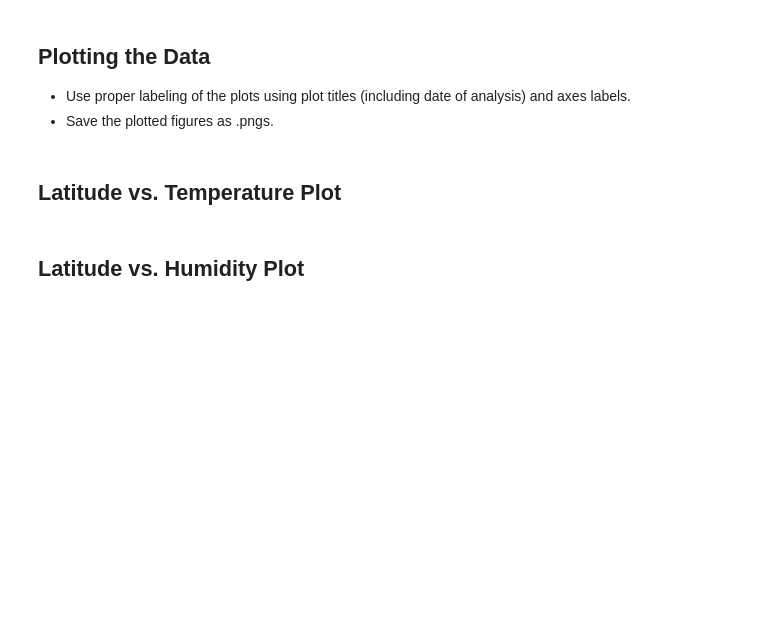
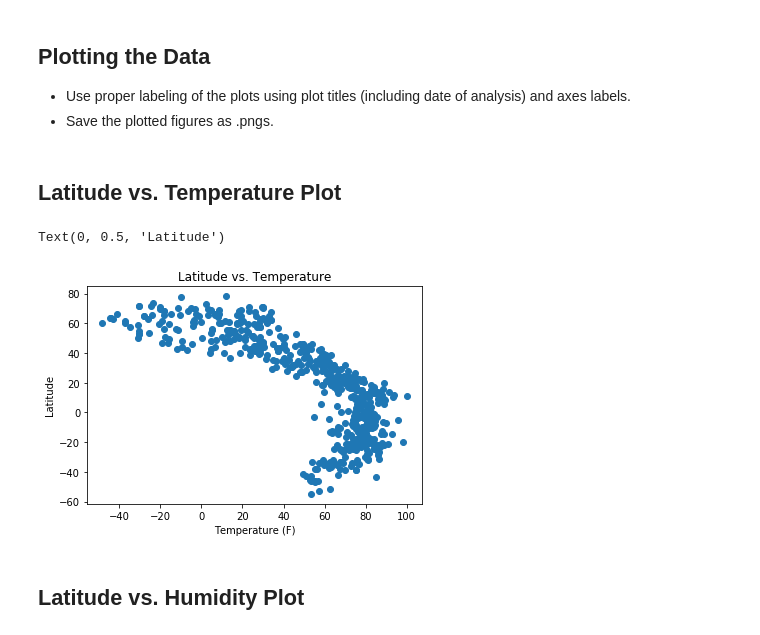
Before and after one commit to tkadamson/Weather-Vacation-APIs-with-Python, a Jupyter notebook: WeatherPy.ipynb, the cells around one changed output. Saved outputs shown, nothing was run; the diff lists cells and outputs as text; code cells hidden in the pictures; blank space fills up the shorter version.

Commit message:
Created scatter plots on lat vs other parameters. Also created a data frame with northern lats only for linear regression section

```diff
--- a/WeatherPy.ipynb
+++ b/WeatherPy.ipynb
@@ -173,5 +158,16 @@ clean_cities_df
 * Save the plotted figures as .pngs.
 # %% [markdown]
 ## Latitude vs. Temperature Plot
+# %%
+#Plot
+plt.scatter(clean_cities_df['temp'], clean_cities_df['lat'])
+
+#Labels, rtc
+plt.title('Latitude vs. Temperature')
+plt.xlabel('Temperature (F)')
+plt.ylabel('Latitude')
+# %% [output]
+Text(0, 0.5, 'Latitude')
+[figure, added]
 # %% [markdown]
 ## Latitude vs. Humidity Plot
```
Also changed, not shown: parts of 6 cells of this notebook.
